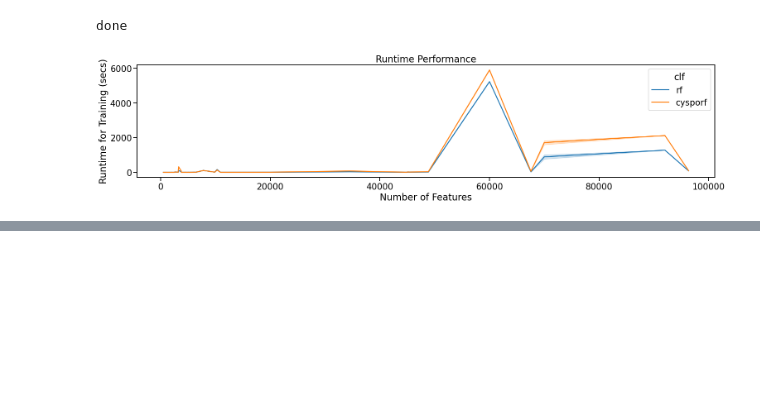
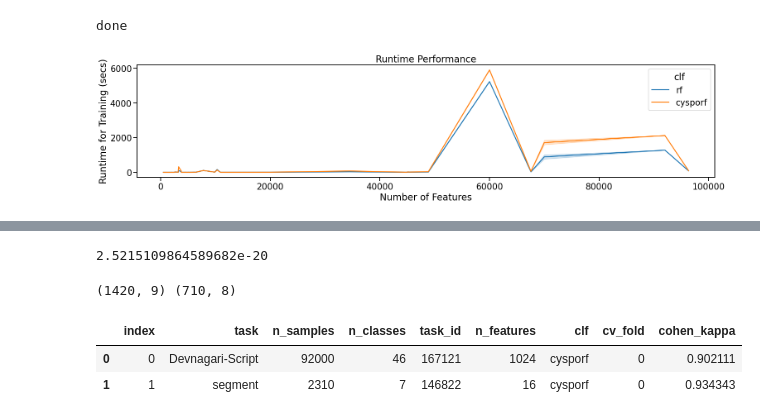
Before and after one commit to NeuroDataDesign/manifold_random_forests, a Jupyter notebook: validation/plot_cc18_short.ipynb, the cells around one changed output, grey strips where cells are left out. Cells and saved outputs as stored; diff of their text form; code cells hidden in the pictures; blank space fills up the shorter version.

```diff
--- a/validation/plot_cc18_short.ipynb
+++ b/validation/plot_cc18_short.ipynb
@@ -546,0 +588,23 @@ done
+# %%
+rf_vals = rf_df_melt["cohen_kappa"]
+sporf_vals = sporf_df_melt["cohen_kappa"]
+
+# perform paired wilcoxon test
+stat, pval = wilcoxon(sporf_vals, rf_vals, alternative="greater")
+print(pval)
+# %% [output]
+2.5215109864589682e-20
+# %%
+df_1 = sporf_df_melt.reset_index()
+df_2 = rf_df_melt.reset_index()
+
+joint_df = pd.concat((df_1, df_2), axis=0)
+
+print(joint_df.shape, sporf_df_melt.shape)
+
+display(joint_df.head(2))
+# %% [output]
+(1420, 9) (710, 8)
+|  | index | task | n_samples | n_classes | task_id | n_features | clf | cv_fold | cohen_kappa |
+| 0 | 0 | Devnagari-Script | 92000 | 46 | 167121 | 1024 | cysporf | 0 | 0.902111 |
+| 1 | 1 | segment | 2310 | 7 | 146822 | 16 | cysporf | 0 | 0.934343 |
```
Also changed, not shown: parts of 12 cells of this notebook, 1 other file.
